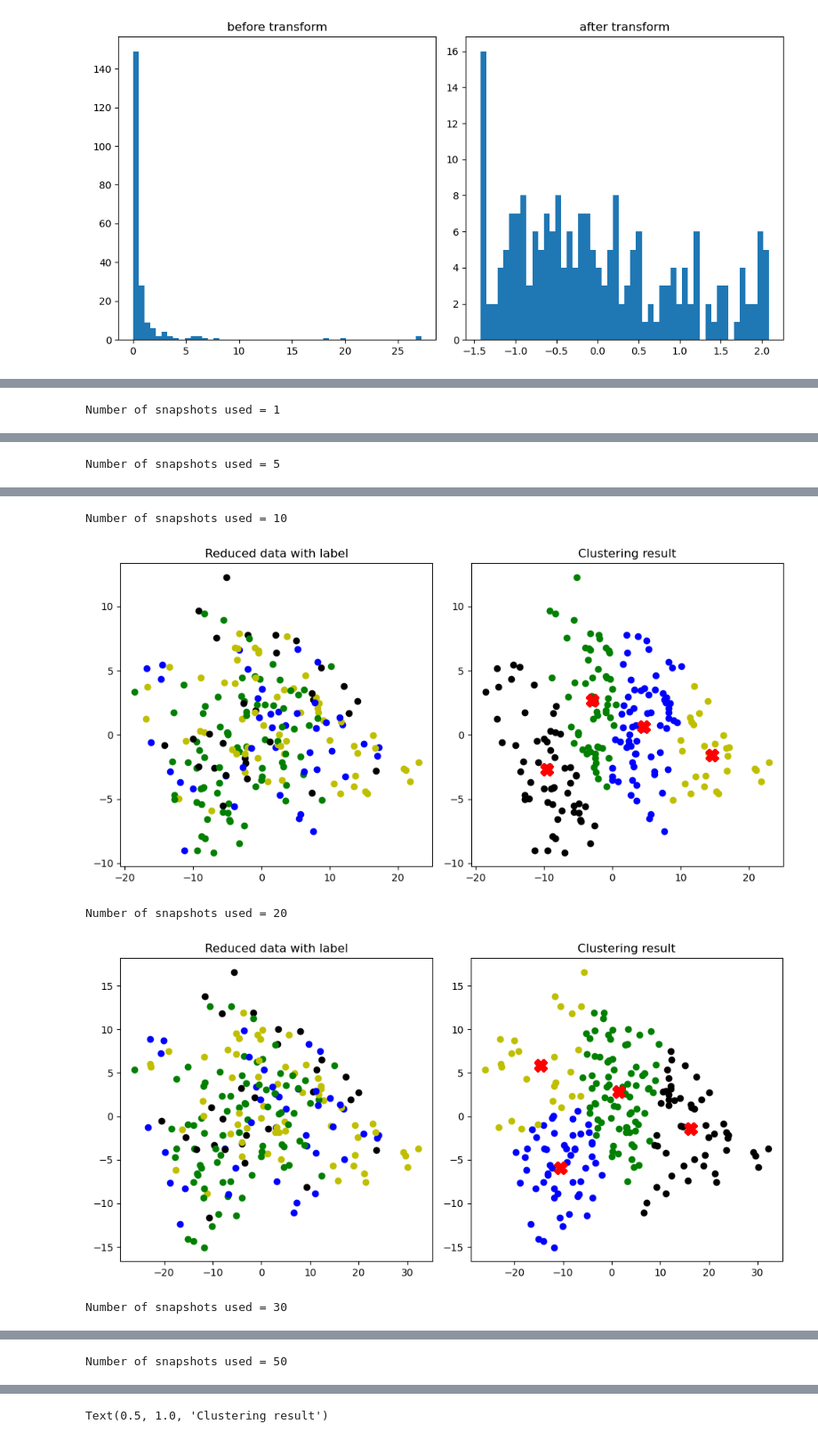
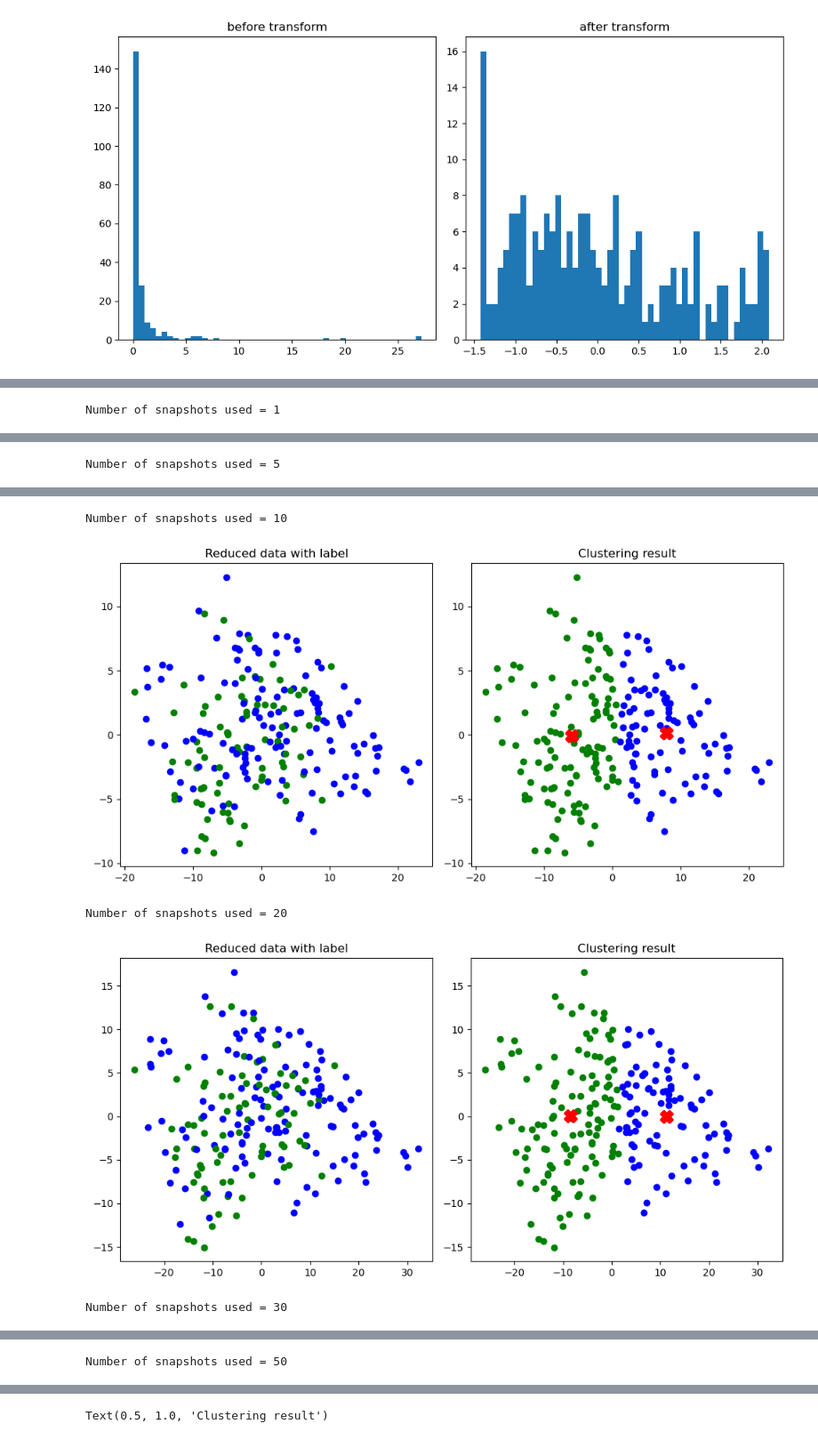
Before and after one commit to Sp24-CSE-382M/finalProject, a Jupyter notebook: k-means/kmeansCluster_v2.ipynb, the cells around one changed output, grey strips where cells are left out. Shown at 89% size. Saved outputs shown, nothing was run; the diff lists cells and outputs as text; code cells hidden in the pictures.

Commit message:
Updated kmeans_v2 notebook to work with different ways of labelling multiplicity (e.g., single vs. multiple instead of '1', '2', '3', '4').

```diff
--- a/k-means/kmeansCluster_v2.ipynb
+++ b/k-means/kmeansCluster_v2.ipynb
@@ -39,13 +39,15 @@ fname_data = os.path.join(datadir, 'gas_data.hdf5')
 #  - data_30_point
 #  - data_50_point
 #  - sink_IDs (212x1)
-#  - labels (multiplicity labels) (212x1)
+#  - labels (multiplicity shortly after formation time, before dynamical ejections from stellar systems) (212x1)
+#  - labels_final (multiplicity at the end of the simulation)
 
 # Return the labels, gas properties (sampled at 1 up to 50 times in simulation), and sink_IDs.
 def loadData(fname_data):
     with h5py.File(fname_data, 'r') as f:
         sink_IDs     = f['sink_IDs'][()]      # (212,)
         labels       = f['labels'][()]        # (212,)
+        labels_final = f['labels_final'][()]  # (212,)
         data_1point  = f['data_1point'][()]   # (212, 1x14)
         data_5point  = f['data_5point'][()]   # (212, 5x14)
         data_10point = f['data_10point'][()]  # (212, 10x14)
@@ -65,13 +67,30 @@ def loadData(fname_data):
 
         n_sinks = len(sink_IDs)
 
-    return np.reshape(labels, (n_sinks, 1)), data, np.reshape(sink_IDs, (n_sinks, 1))
+    labels       = np.reshape(labels, (n_sinks, 1))
+    labels_final = np.reshape(labels_final, (n_sinks, 1))
 
-def getData(fname_data, num_samples='20'):
+    return labels, labels_final, data, sink_IDs
+
+
+# Add option to replace labels ['2', '3', '4'] with just '2' to compare single vs. multiple systems.
+def getData(fname_data, num_samples='20', use_labels='initial', relabel_multiplicity=False):
     '''
     num_samples = '1', '5', '10', '20', '30', '50'
+    use_labels = 'initial' to use labels, 'final' to use labels_final
     '''
-    labels, data, sink_IDs = loadData(fname_data)
+    labels_initial, labels_final, data, sink_IDs = loadData(fname_data)
+
+    # Decide which multiplicity labels to use (at formation vs. end of simulation).
+    if use_labels == 'initial':
+        labels = labels_initial
+    else:
+        labels = labels_final
+
+    # Replace higher-order multiplicity labels with '2'.
+    if relabel_multiplicity:
+        labels[(labels >= 2)] = 2
+
     y = labels
     if num_samples == '1':
         x = data[0]
@@ -87,12 +106,12 @@ def getData(fname_data, num_samples='20'):
         x = data[5]
     return x, y
 
-def runKMeans(x, y, make_fig=True):
+def runKMeans(x, y, n_clusters, make_fig=True):
     # Pre-process data.
     pt      = PowerTransformer(method= 'yeo-johnson', standardize= True)
     x_trans = pt.fit_transform(x)
     # Run kmeans.
-    kmeans = KMeans(n_clusters=4, init='k-means++', algorithm='lloyd')
+    kmeans = KMeans(n_clusters=n_clusters, init='k-means++', algorithm='lloyd')
     kmeans.fit(x_trans)
     # Use PCA to reduce the dimensions to first 2 singular vectors.
     pca = PCA(n_components=2)
@@ -113,4 +132,4 @@ def runKMeans(x, y, make_fig=True):
         plt.show()
     return kmeans.labels_, kmeans.cluster_centers_, kmeans.inertia_
 # %%
-x, y = getData(fname_data, num_samples='20')
+x, y = getData(fname_data, num_samples='20', use_labels='final', relabel_multiplicity=True)
@@ -140,3 +153,9 @@ print(np.std(x_trans[:, p]))
 -1.131170628863367e-16
 1.0000000000000004
 [figure]
+# %%
+# Use labels_initial, don't relabel higher-order multiplicity. n_clusters = 4
+for num_samples in ['1', '5', '10', '20', '30', '50']:
+    print('Number of snapshots used = {0:s}'.format(num_samples))
+    x, y = getData(fname_data, num_samples=num_samples, use_labels='initial', relabel_multiplicity=False)
+    labels, centers, inertia = runKMeans(x, y, 4, make_fig=True)
@@ -143,7 +175,8 @@ print(np.std(x_trans[:, p]))
 # %%
+# Use labels_initial, do relabel higher-order multiplicity. n_clusters = 2
 for num_samples in ['1', '5', '10', '20', '30', '50']:
     print('Number of snapshots used = {0:s}'.format(num_samples))
-    x, y = getData(fname_data, num_samples=num_samples)
-    labels, centers, inertia = runKMeans(x, y, make_fig=True)
+    x, y = getData(fname_data, num_samples=num_samples, use_labels='initial', relabel_multiplicity=True)
+    labels, centers, inertia = runKMeans(x, y, 2, make_fig=True)
 # %% [output]
 Number of snapshots used = 1
@@ -153,5 +186,5 @@ Number of snapshots used = 5
 Number of snapshots used = 10
-[figure, old version]
+[figure, new version]
 Number of snapshots used = 20
-[figure, old version]
+[figure, new version]
 Number of snapshots used = 30
```
Also changed, not shown: parts of 3 cells of this notebook.
